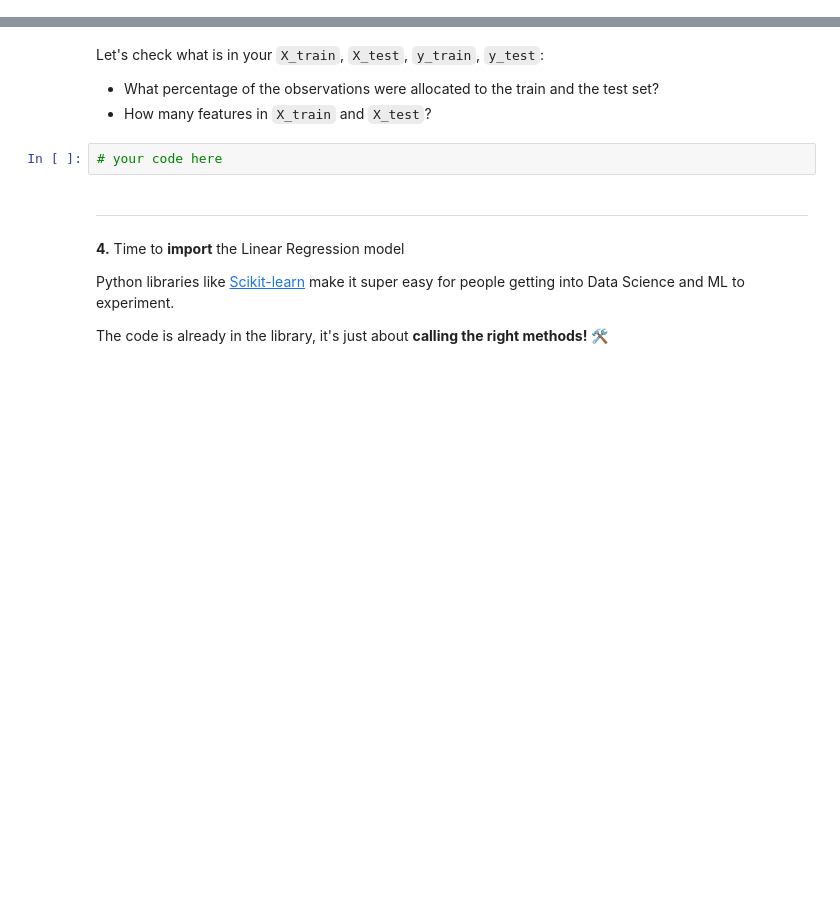
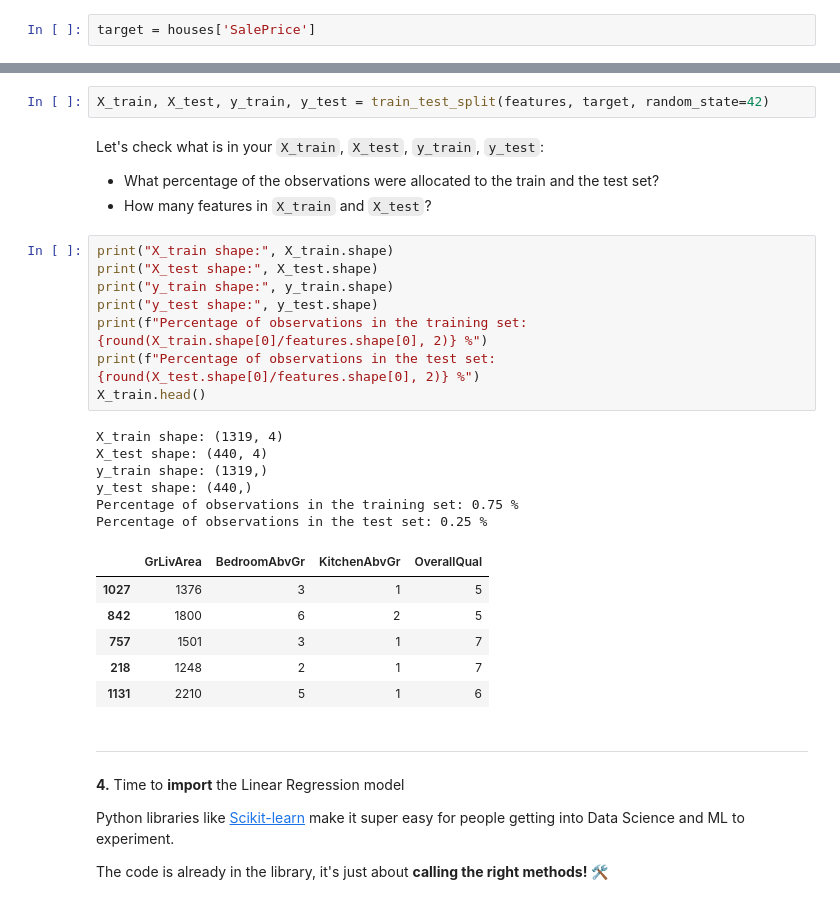
Before and after one commit to lucywang0604/dotfiles, a Jupyter notebook: house-price-prediction-project.ipynb, the cells around one changed output, grey strips where cells are left out. Drawn from its saved outputs; the diff is of its cells as text; blank space fills up the shorter version.

```diff
--- a/house-price-prediction-project.ipynb
+++ b/house-price-prediction-project.ipynb
@@ -141,2 +163,4 @@ Create a variable `target` containing the target:
+# %%
+target = houses['SalePrice']
 # %% [markdown]
 Feel free to check what is in your `features` and `target` below:
@@ -161,10 +214,31 @@ Try to find the right function [here](https://scikit-learn.org/stable/modules/cl
+# %%
+X_train, X_test, y_train, y_test = train_test_split(features, target, random_state=42)
 # %% [markdown]
 Let's check what is in your `X_train`, `X_test`, `y_train`, `y_test`:
 
 - What percentage of the observations were allocated to the train and the test set?
 - How many features in `X_train` and `X_test`?
-# %%
-# your code here
+# %%
+print("X_train shape:", X_train.shape)
+print("X_test shape:", X_test.shape)
+print("y_train shape:", y_train.shape)
+print("y_test shape:", y_test.shape)
+print(f"Percentage of observations in the training set: {round(X_train.shape[0]/features.shape[0], 2)} %")
+print(f"Percentage of observations in the test set: {round(X_test.shape[0]/features.shape[0], 2)} %")
+X_train.head()
+# %% [output]
+X_train shape: (1319, 4)
+X_test shape: (440, 4)
+y_train shape: (1319,)
+y_test shape: (440,)
+Percentage of observations in the training set: 0.75 %
+Percentage of observations in the test set: 0.25 %
+|  | GrLivArea | BedroomAbvGr | KitchenAbvGr | OverallQual |
+| 1027 | 1376 | 3 | 1 | 5 |
+| 842 | 1800 | 6 | 2 | 5 |
+| 757 | 1501 | 3 | 1 | 7 |
+| 218 | 1248 | 2 | 1 | 7 |
+| 1131 | 2210 | 5 | 1 | 6 |
 # %% [markdown]
 --------------
 # %% [markdown]
```
Also changed, not shown: parts of 30 cells of this notebook.
